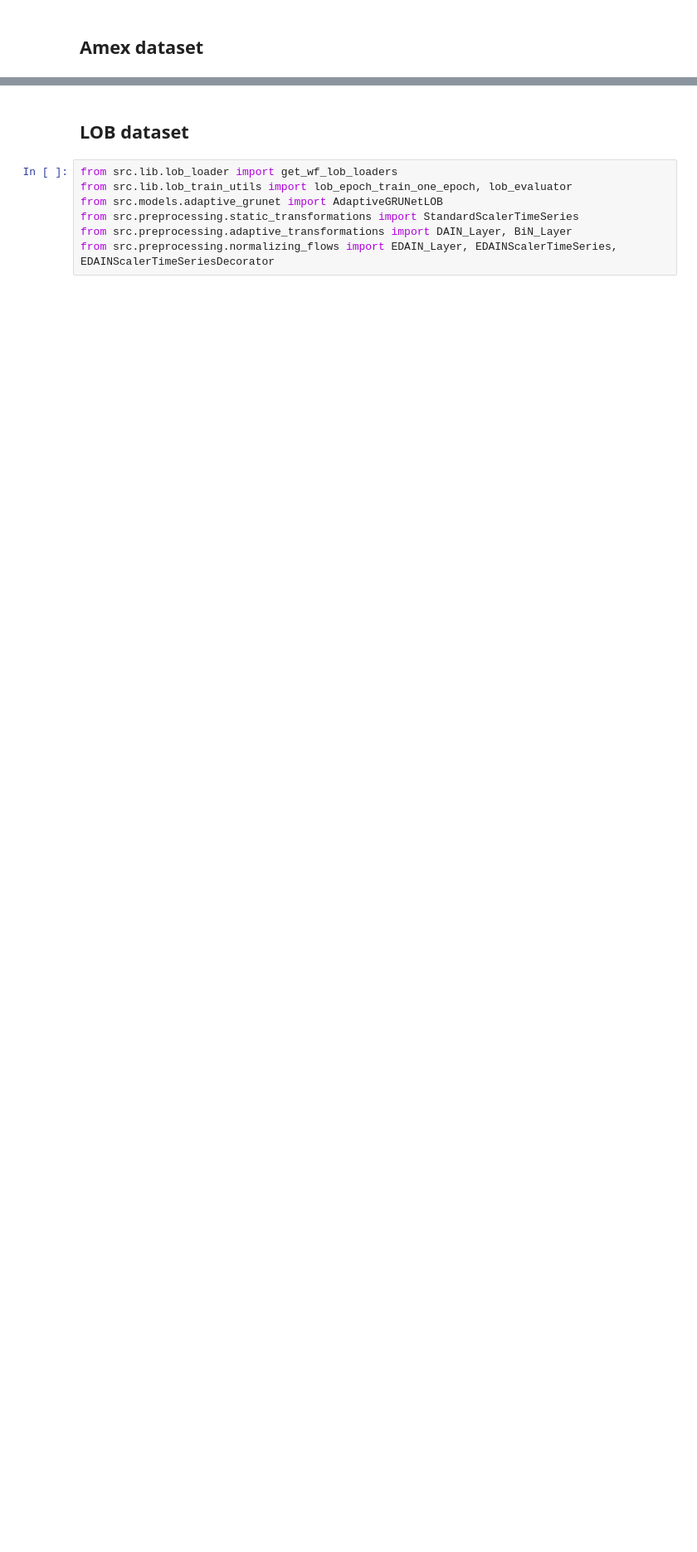
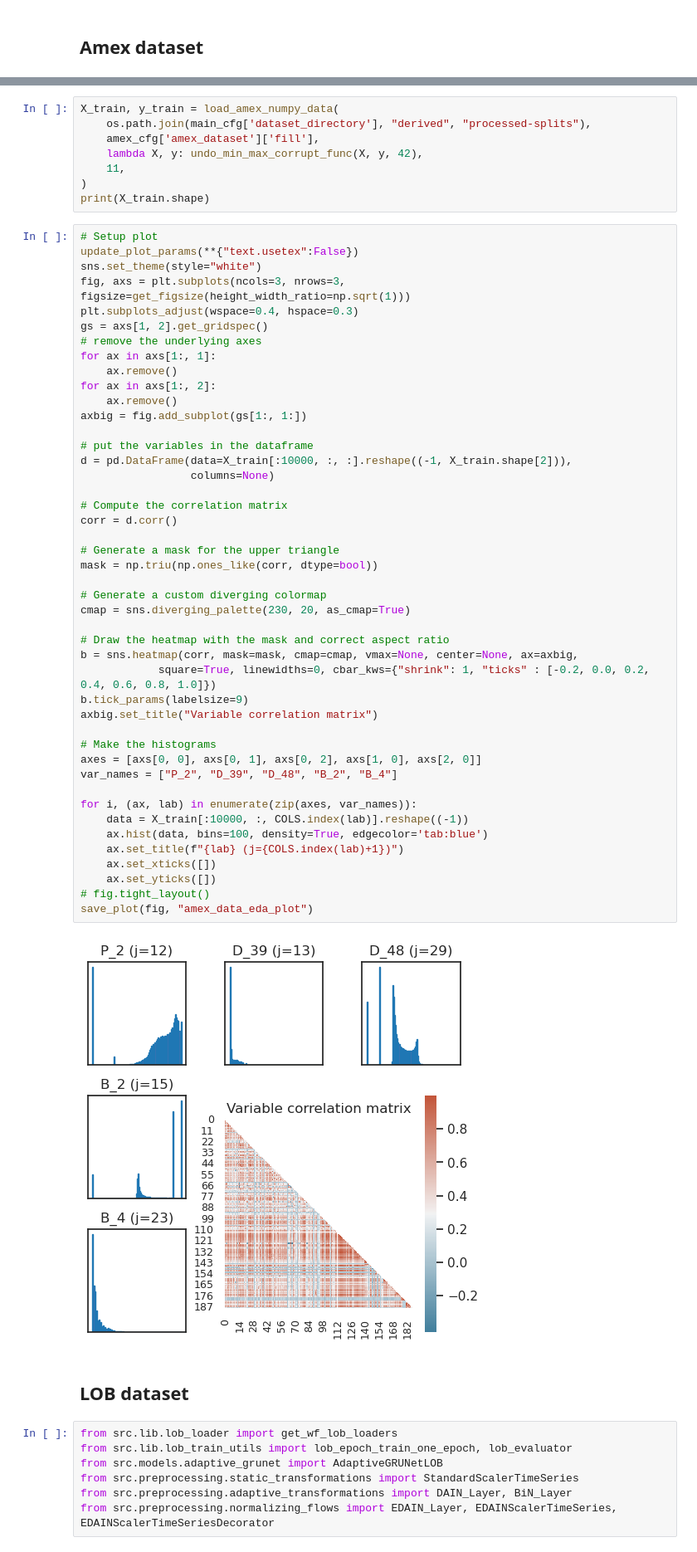
Before and after one commit to marcusGH/edain_paper, a Jupyter notebook: notebooks/eda_plots.ipynb, the cells around one changed output, grey strips where cells are left out. Shown at 83% size. Cells and saved outputs as stored; diff of their text form; blank space fills up the shorter version.

Commit message:
Add EDA plots

```diff
--- a/notebooks/eda_plots.ipynb
+++ b/notebooks/eda_plots.ipynb
@@ -33,3 +39,58 @@ with open(os.path.join("..", "src", "experiments", "configs", "experiment-config
+# %%
+X_train, y_train = load_amex_numpy_data(
+    os.path.join(main_cfg['dataset_directory'], "derived", "processed-splits"),
+    amex_cfg['amex_dataset']['fill'],
+    lambda X, y: undo_min_max_corrupt_func(X, y, 42),
+    11,
+)
+print(X_train.shape)
+# %%
+# Setup plot
+update_plot_params(**{"text.usetex":False})
+sns.set_theme(style="white")
+fig, axs = plt.subplots(ncols=3, nrows=3, figsize=get_figsize(height_width_ratio=np.sqrt(1)))
+plt.subplots_adjust(wspace=0.4, hspace=0.3)
+gs = axs[1, 2].get_gridspec()
+# remove the underlying axes
+for ax in axs[1:, 1]:
+    ax.remove()
+for ax in axs[1:, 2]:
+    ax.remove()
+axbig = fig.add_subplot(gs[1:, 1:])
+
+# put the variables in the dataframe
+d = pd.DataFrame(data=X_train[:10000, :, :].reshape((-1, X_train.shape[2])),
+                 columns=None)
+
+# Compute the correlation matrix
+corr = d.corr()
+
+# Generate a mask for the upper triangle
+mask = np.triu(np.ones_like(corr, dtype=bool))
+
+# Generate a custom diverging colormap
+cmap = sns.diverging_palette(230, 20, as_cmap=True)
+
+# Draw the heatmap with the mask and correct aspect ratio
+b = sns.heatmap(corr, mask=mask, cmap=cmap, vmax=None, center=None, ax=axbig,
+            square=True, linewidths=0, cbar_kws={"shrink": 1, "ticks" : [-0.2, 0.0, 0.2, 0.4, 0.6, 0.8, 1.0]})
+b.tick_params(labelsize=9)
+axbig.set_title("Variable correlation matrix")
+
+# Make the histograms
+axes = [axs[0, 0], axs[0, 1], axs[0, 2], axs[1, 0], axs[2, 0]]
+var_names = ["P_2", "D_39", "D_48", "B_2", "B_4"]
+
+for i, (ax, lab) in enumerate(zip(axes, var_names)):
+    data = X_train[:10000, :, COLS.index(lab)].reshape((-1))
+    ax.hist(data, bins=100, density=True, edgecolor='tab:blue')
+    ax.set_title(f"{lab} (j={COLS.index(lab)+1})")
+    ax.set_xticks([])
+    ax.set_yticks([])
+# fig.tight_layout()
+save_plot(fig, "amex_data_eda_plot")
+# %% [output]
+[figure, added]
 # %% [markdown]
 ## LOB dataset
 # %%
```
Also changed, not shown: parts of 9 cells of this notebook, 2 other files.
